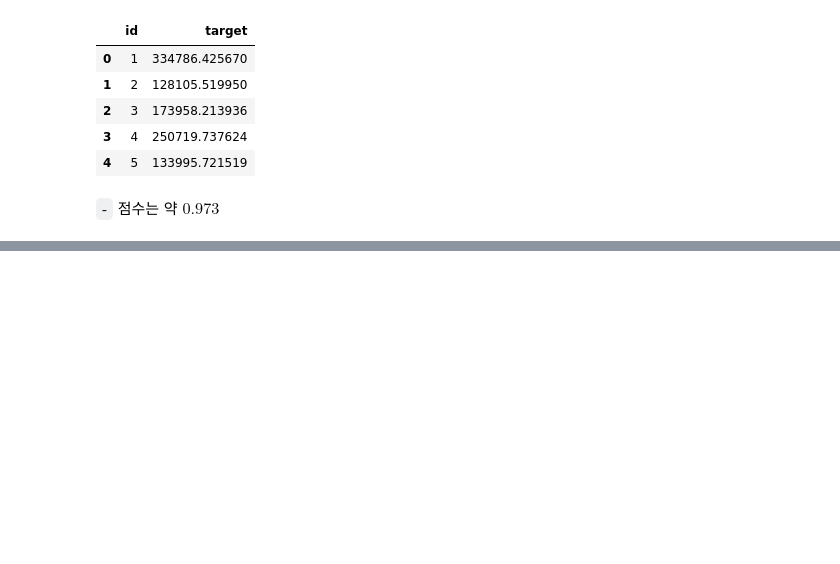
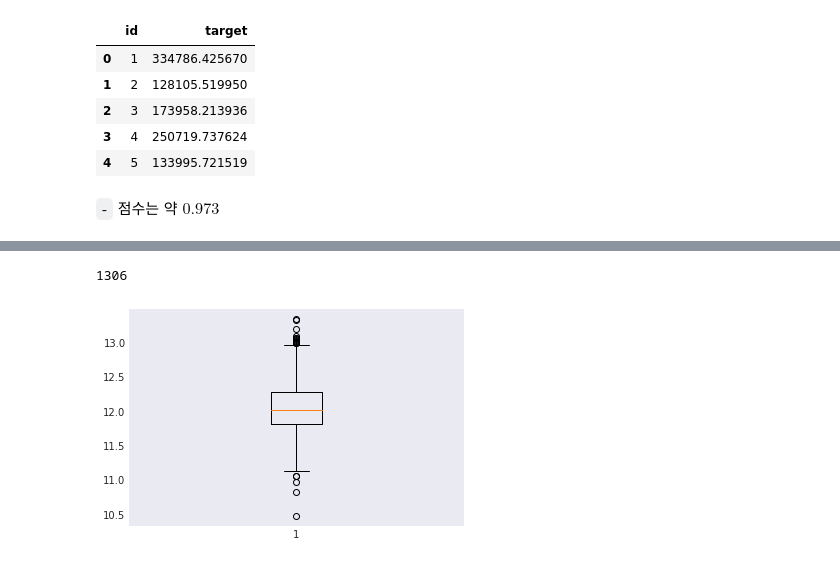
Before and after one commit to Jaesu26/Dacon-Basic, a Jupyter notebook: 집값-예측/집값-모델링/2022-01-26-집값-부스팅.ipynb, the cells around one changed output, grey strips where cells are left out. Cells and saved outputs as stored; diff of their text form; code cells hidden in the pictures; blank space fills up the shorter version.

```diff
--- a/집값-예측/집값-모델링/2022-01-26-집값-부스팅.ipynb
+++ b/집값-예측/집값-모델링/2022-01-26-집값-부스팅.ipynb
@@ -1607,0 +1787,8 @@ submission.to_csv('C:/Users/Jaesu/github_desktop/Dacon-Basic/집값-예측/Data/
+# %%
+def remove_outlier(df):
+    Q1 = df.quantile(0.25)
+    Q3 = df.quantile(0.75)
+    IQR = Q3 - Q1
+
+    filter_ = (df >= Q1 - 1.5*IQR) & (df <= Q3 + 1.5*IQR)
+    return filter_
@@ -1607,0 +1797,2 @@ submission.to_csv('C:/Users/Jaesu/github_desktop/Dacon-Basic/집값-예측/Data/
+# %%
+df2 = df.copy()
@@ -1607,0 +1805,18 @@ submission.to_csv('C:/Users/Jaesu/github_desktop/Dacon-Basic/집값-예측/Data/
+# %%
+l = []
+for i in df2['Overall_Qual'].unique():
+    l.extend(remove_outlier(df2.query('Overall_Qual == @i')[['target']]).query('target == True').index.tolist()) ## 이상점이 아닌 인덱스번호만 추가
+
+l = list(set(l))
+# %%
+len(l)
+# %% [output]
+1306
+# %%
+df2 = df2.loc[l,:].reset_index().drop('index', axis = 1)
+# %%
+with plt.style.context('seaborn-dark'):
+    plt.boxplot(np.log(df2['target']))
+plt.show()
+# %% [output]
+[figure, added]
```
Also changed, not shown: parts of 111 cells of this notebook.
